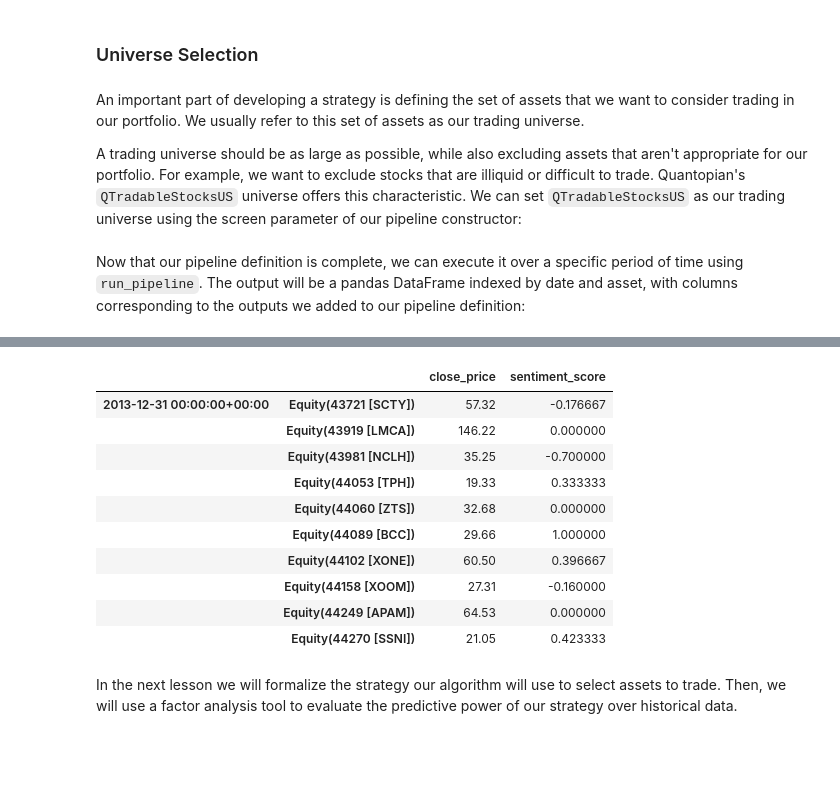
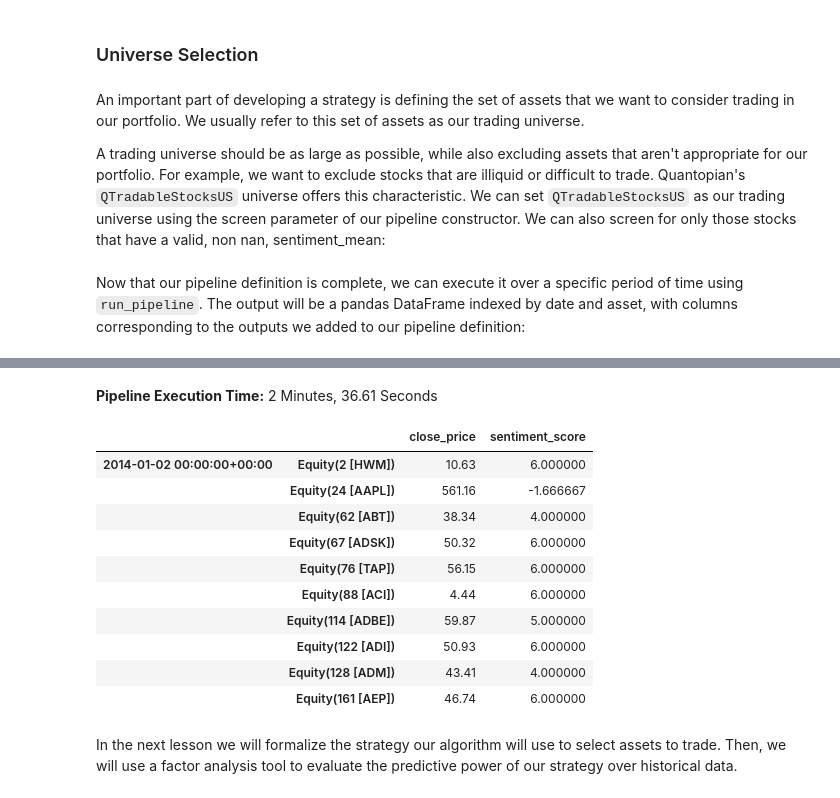
Before and after one commit to quantopian/research_public, a Jupyter notebook: notebooks/tutorials/1_getting_started_lesson3/notebook.ipynb, the cells around one changed output, grey strips where cells are left out. Saved outputs shown, nothing was run; the diff lists cells and outputs as text; code cells hidden in the pictures; blank space fills up the shorter version.

```diff
--- a/notebooks/tutorials/1_getting_started_lesson3/notebook.ipynb
+++ b/notebooks/tutorials/1_getting_started_lesson3/notebook.ipynb
@@ -20,16 +20,18 @@ To add an output to our pipeline we need to include a reference to a dataset, an
 # %%
 # Import Pipeline class and USEquityPricing dataset
 from quantopian.pipeline import Pipeline
-from quantopian.pipeline.data import USEquityPricing
+from quantopian.pipeline.data import EquityPricing
+from quantopian.pipeline.domain import US_EQUITIES
 
 def make_pipeline():
     # Get latest closing price
-    close_price = USEquityPricing.close.latest
+    close_price = EquityPricing.close.latest
 
     # Return Pipeline containing latest closing price
     return Pipeline(
         columns={
             'close_price': close_price,
-        }
+        },
+        domain=US_EQUITIES,
     )
 # %% [markdown]
@@ -37,8 +39,9 @@ The Pipeline API also provides a number of built-in calculations, some of which
 # %%
 # Import Pipeline class and datasets
 from quantopian.pipeline import Pipeline
-from quantopian.pipeline.data import USEquityPricing
-from quantopian.pipeline.data.psychsignal import stocktwits
+from quantopian.pipeline.data import EquityPricing
+from quantopian.pipeline.domain import US_EQUITIES
+from quantopian.pipeline.data.sentdex import sentiment
 
 # Import built-in moving average calculation
 from quantopian.pipeline.factors import SimpleMovingAverage
@@ -46,11 +49,11 @@ from quantopian.pipeline.factors import SimpleMovingAverage
 
 def make_pipeline():
     # Get latest closing price
-    close_price = USEquityPricing.close.latest
+    close_price = EquityPricing.close.latest
 
-    # Calculate 3 day average of bull_minus_bear scores
+    # Calculate 3 day average the sentiment signal
     sentiment_score = SimpleMovingAverage(
-        inputs=[stocktwits.bull_minus_bear],
+        inputs=[sentiment.sentiment_signal],
         window_length=3,
     )
 
@@ -67,12 +70,13 @@ def make_pipeline():
 # %% [markdown]
 An important part of developing a strategy is defining the set of assets that we want to consider trading in our portfolio. We usually refer to this set of assets as our trading universe.
 
-A trading universe should be as large as possible, while also excluding assets that aren't appropriate for our portfolio. For example, we want to exclude stocks that are illiquid or difficult to trade. Quantopian's `QTradableStocksUS` universe offers this characteristic. We can set `QTradableStocksUS` as our trading universe using the screen parameter of our pipeline constructor:
+A trading universe should be as large as possible, while also excluding assets that aren't appropriate for our portfolio. For example, we want to exclude stocks that are illiquid or difficult to trade. Quantopian's `QTradableStocksUS` universe offers this characteristic. We can set `QTradableStocksUS` as our trading universe using the screen parameter of our pipeline constructor. We can also screen for only those stocks that have a valid, non nan, sentiment_mean:
 # %%
 # Import Pipeline class and datasets
 from quantopian.pipeline import Pipeline
-from quantopian.pipeline.data import USEquityPricing
-from quantopian.pipeline.data.psychsignal import stocktwits
+from quantopian.pipeline.data import EquityPricing
+from quantopian.pipeline.domain import US_EQUITIES
+from quantopian.pipeline.data.sentdex import sentiment
 
 # Import built-in moving average calculation
 from quantopian.pipeline.factors import SimpleMovingAverage
@@ -86,11 +90,11 @@ def make_pipeline():
     base_universe = QTradableStocksUS()
 
     # Get latest closing price
-    close_price = USEquityPricing.close.latest
+    close_price = EquityPricing.close.latest
 
-    # Calculate 3 day average of bull_minus_bear scores
+    # Calculate 3 day average of sentiment scores
     sentiment_score = SimpleMovingAverage(
-        inputs=[stocktwits.bull_minus_bear],
+        inputs=[sentiment.sentiment_signal],
         window_length=3,
     )
 
@@ -101,7 +105,8 @@ def make_pipeline():
             'close_price': close_price,
             'sentiment_score': sentiment_score,
         },
-        screen=base_universe
+        screen=base_universe & sentiment_score.notnan(),
+        domain=US_EQUITIES,
     )
 # %% [markdown]
 Now that our pipeline definition is complete, we can execute it over a specific period of time using `run_pipeline`. The output will be a pandas DataFrame indexed by date and asset, with columns corresponding to the outputs we added to our pipeline definition:
@@ -113,10 +118,10 @@ from quantopian.research import run_pipeline
 # between start_date and end_date
 pipeline_output = run_pipeline(
     make_pipeline(),
-    start_date='2013-01-01',
-    end_date='2013-12-31'
+    start_date='2014-01-01',
+    end_date='2017-1-1'
 )
 
 # Display last 10 rows
-pipeline_output.tail(10)
+pipeline_output.head(10)
 # %% [output]
@@ -123,13 +129,14 @@ pipeline_output.tail(10)
+Pipeline Execution Time: 2 Minutes, 36.61 Seconds
 |  |  | close_price | sentiment_score |
-| 2013-12-31 00:00:00+00:00 | Equity(43721 [SCTY]) | 57.32 | -0.176667 |
-|  | Equity(43919 [LMCA]) | 146.22 | 0.000000 |
-|  | Equity(43981 [NCLH]) | 35.25 | -0.700000 |
-|  | Equity(44053 [TPH]) | 19.33 | 0.333333 |
-|  | Equity(44060 [ZTS]) | 32.68 | 0.000000 |
-|  | Equity(44089 [BCC]) | 29.66 | 1.000000 |
-|  | Equity(44102 [XONE]) | 60.50 | 0.396667 |
-|  | Equity(44158 [XOOM]) | 27.31 | -0.160000 |
-|  | Equity(44249 [APAM]) | 64.53 | 0.000000 |
-|  | Equity(44270 [SSNI]) | 21.05 | 0.423333 |
+| 2014-01-02 00:00:00+00:00 | Equity(2 [HWM]) | 10.63 | 6.000000 |
+|  | Equity(24 [AAPL]) | 561.16 | -1.666667 |
+|  | Equity(62 [ABT]) | 38.34 | 4.000000 |
+|  | Equity(67 [ADSK]) | 50.32 | 6.000000 |
+|  | Equity(76 [TAP]) | 56.15 | 6.000000 |
+|  | Equity(88 [ACI]) | 4.44 | 6.000000 |
+|  | Equity(114 [ADBE]) | 59.87 | 5.000000 |
+|  | Equity(122 [ADI]) | 50.93 | 6.000000 |
+|  | Equity(128 [ADM]) | 43.41 | 4.000000 |
+|  | Equity(161 [AEP]) | 46.74 | 6.000000 |
 # %% [markdown]
 In the next lesson we will formalize the strategy our algorithm will use to select assets to trade. Then, we will use a factor analysis tool to evaluate the predictive power of our strategy over historical data.
```
Also changed, not shown: parts of 2 cells of this notebook, 2 other files.
